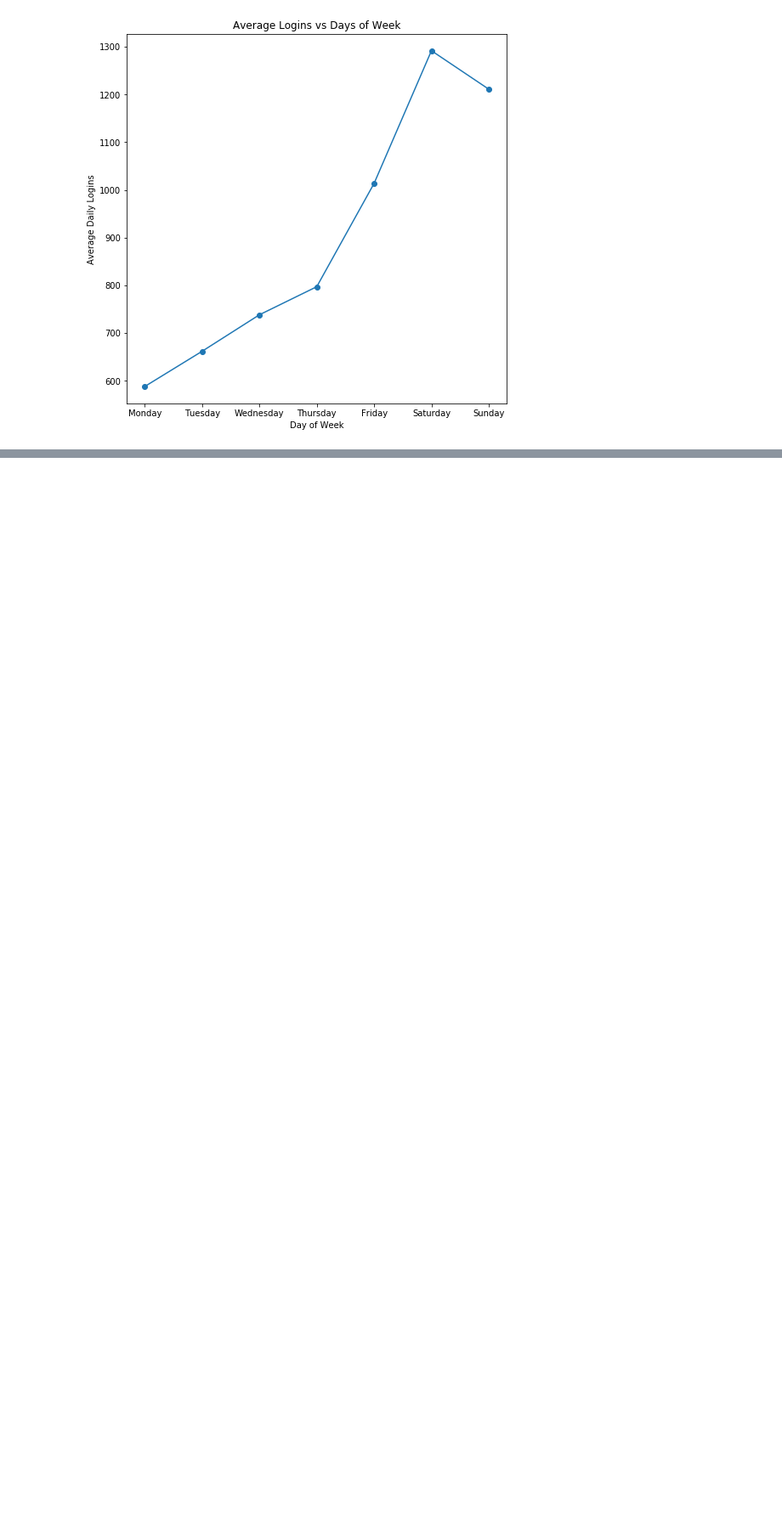
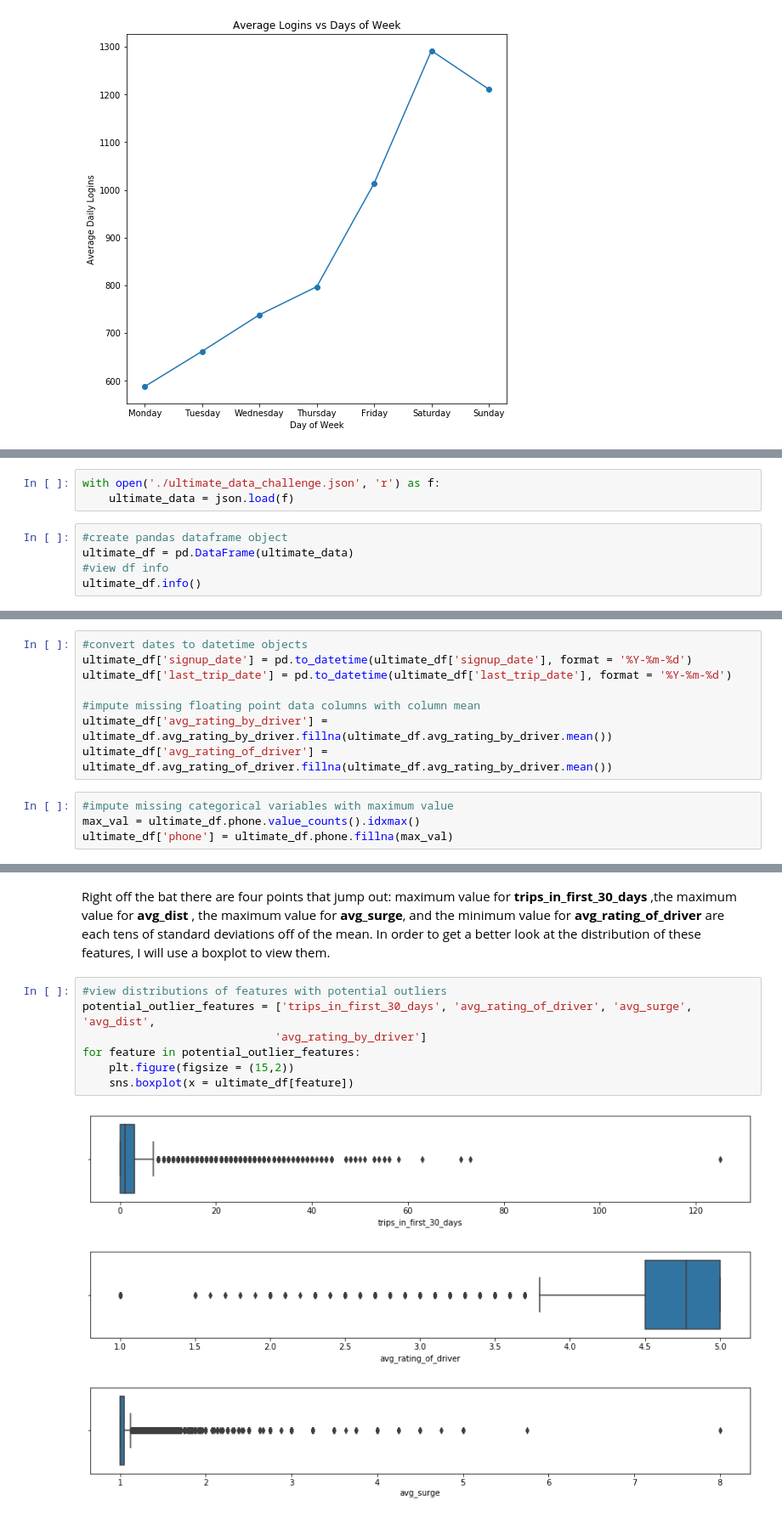
Before and after one commit to asoane34/ultime_interview_challenge, a Jupyter notebook: ultimate_takehome_interview.ipynb, the cells around one changed output, grey strips where cells are left out. Shown at 85% size. Cells and saved outputs as stored; diff of their text form; blank space fills up the shorter version.

```diff
--- a/ultimate_takehome_interview.ipynb
+++ b/ultimate_takehome_interview.ipynb
@@ -116,0 +118,8 @@ ax.set_title('Average Logins vs Days of Week');
+# %%
+with open('./ultimate_data_challenge.json', 'r') as f:
+    ultimate_data = json.load(f)
+# %%
+#create pandas dataframe object
+ultimate_df = pd.DataFrame(ultimate_data)
+#view df info
+ultimate_df.info()
@@ -116,0 +156,12 @@ ax.set_title('Average Logins vs Days of Week');
+# %%
+#convert dates to datetime objects
+ultimate_df['signup_date'] = pd.to_datetime(ultimate_df['signup_date'], format = '%Y-%m-%d')
+ultimate_df['last_trip_date'] = pd.to_datetime(ultimate_df['last_trip_date'], format = '%Y-%m-%d')
+
+#impute missing floating point data columns with column mean
+ultimate_df['avg_rating_by_driver'] = ultimate_df.avg_rating_by_driver.fillna(ultimate_df.avg_rating_by_driver.mean())
+ultimate_df['avg_rating_of_driver'] = ultimate_df.avg_rating_of_driver.fillna(ultimate_df.avg_rating_by_driver.mean())
+# %%
+#impute missing categorical variables with maximum value
+max_val = ultimate_df.phone.value_counts().idxmax()
+ultimate_df['phone'] = ultimate_df.phone.fillna(max_val)
@@ -116,0 +181,13 @@ ax.set_title('Average Logins vs Days of Week');
+# %% [markdown]
+Right off the bat there are four points that jump out: maximum value for __trips_in_first_30_days__ ,the maximum value for __avg_dist__ , the maximum value for __avg_surge__, and the minimum value for __avg_rating_of_driver__ are each tens of standard deviations off of the mean. In order to get a better look at the distribution of these features, I will use a boxplot to view them.
+# %%
+#view distributions of features with potential outliers
+potential_outlier_features = ['trips_in_first_30_days', 'avg_rating_of_driver', 'avg_surge', 'avg_dist',
+                             'avg_rating_by_driver']
+for feature in potential_outlier_features:
+    plt.figure(figsize = (15,2))
+    sns.boxplot(x = ultimate_df[feature])
+# %% [output]
+[figure, added]
+[figure, added]
+[figure, added]
```
Also changed, not shown: parts of 15 cells of this notebook.
